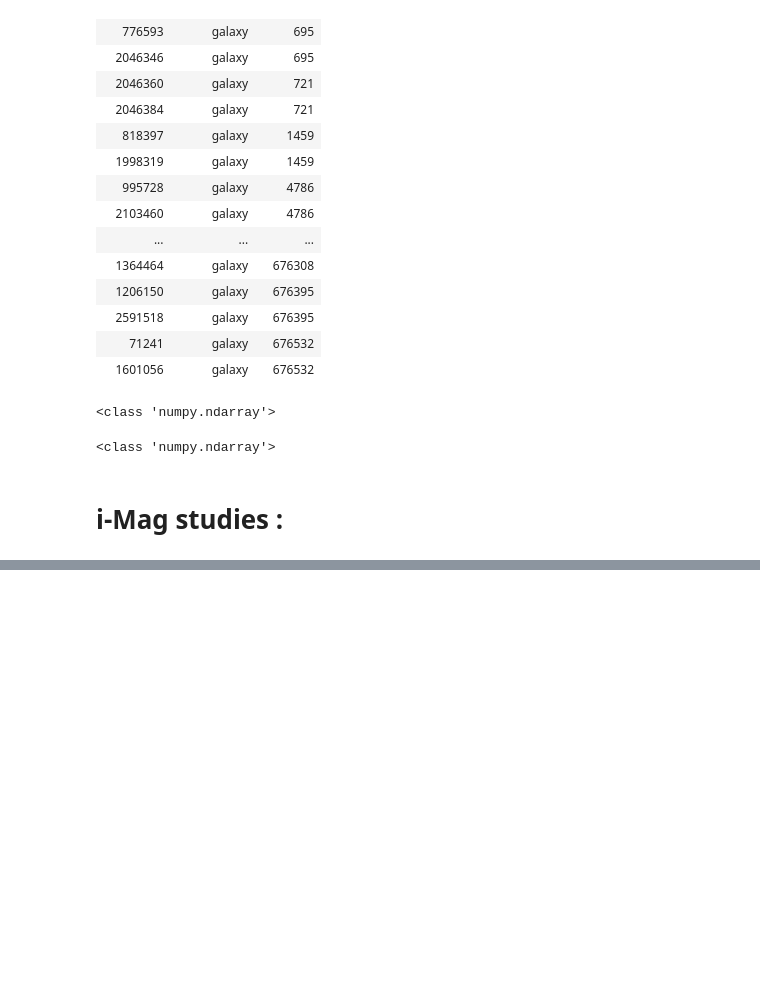
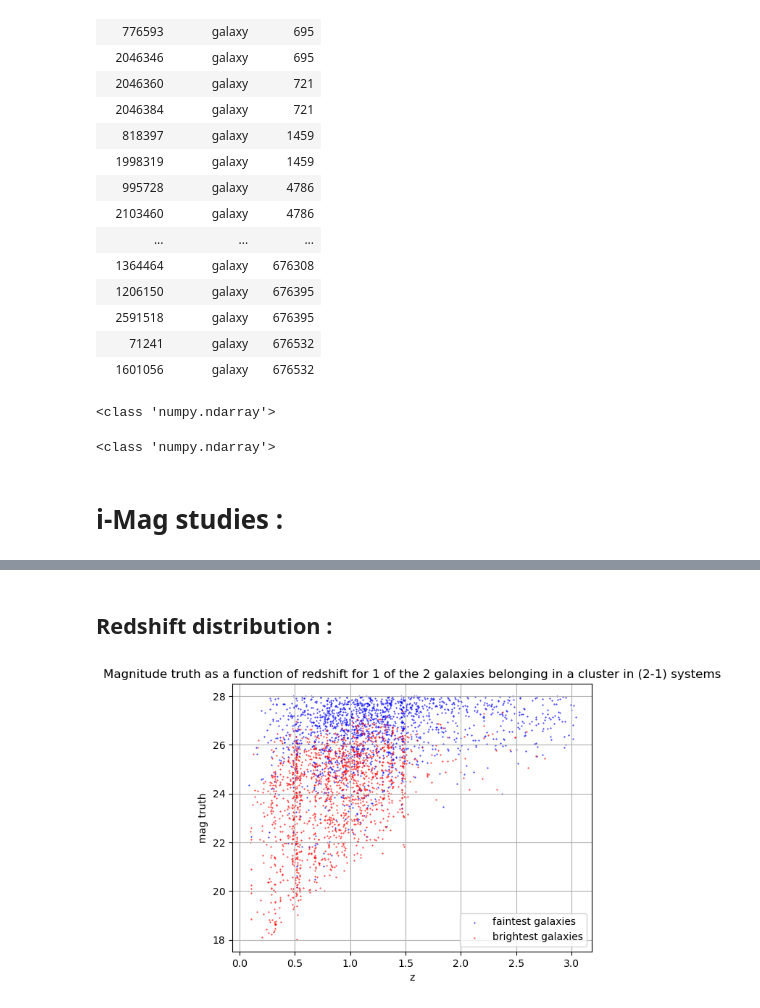
Before and after one commit to GabrielFrugier/stage_LSST, a Jupyter notebook: study_with_background_galaxies_for_2_1_syst.ipynb, the cells around one changed output, grey strips where cells are left out. Drawn from its saved outputs; the diff is of its cells as text; code cells hidden in the pictures; blank space fills up the shorter version.

Commit message:
hist halo_mass distrib + redshift distribution

```diff
--- a/study_with_background_galaxies_for_2_1_syst.ipynb
+++ b/study_with_background_galaxies_for_2_1_syst.ipynb
@@ -613,0 +618,15 @@ plt.show()
+# %% [markdown]
+## Redshift distribution :
+# %%
+plt.figure()
+plt.scatter(truth_data['redshift'][ind_faintest_galaxies], truth_data['mag_i'][ind_faintest_galaxies], s=0.2, label='faintest galaxies', color='blue')
+plt.scatter(truth_data['redshift'][ind_brightest_galaxies], truth_data['mag_i'][ind_brightest_galaxies], s=0.2, label='brightest galaxies', color='red')
+plt.xlabel('z')
+plt.ylabel('mag truth')
+plt.title('Magnitude truth as a function of redshift for 1 of the 2 galaxies belonging in a cluster in (2-1) systems')
+plt.legend()
+plt.grid()
+#plt.savefig('Magnitude truth as a function of redshift for 1 of the 2 galaxies belonging in a cluster in (2-1) systems')
+plt.show()
+# %% [output]
+[figure, added]
```
Also changed, not shown: parts of 7 cells of this notebook.
